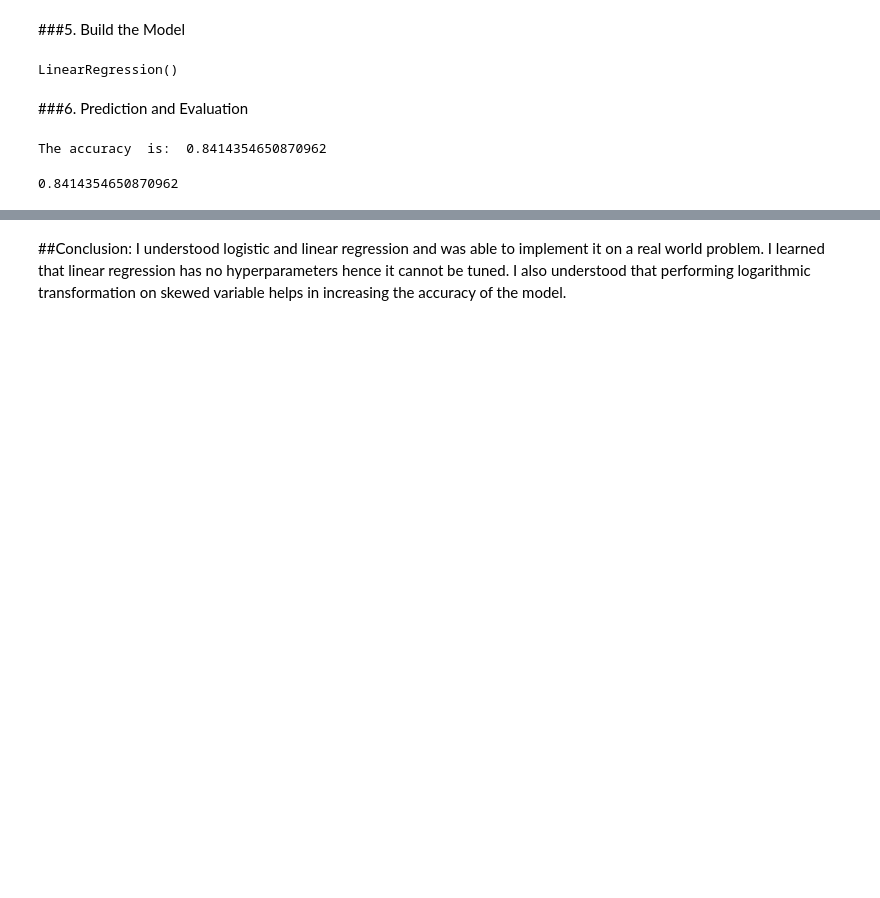
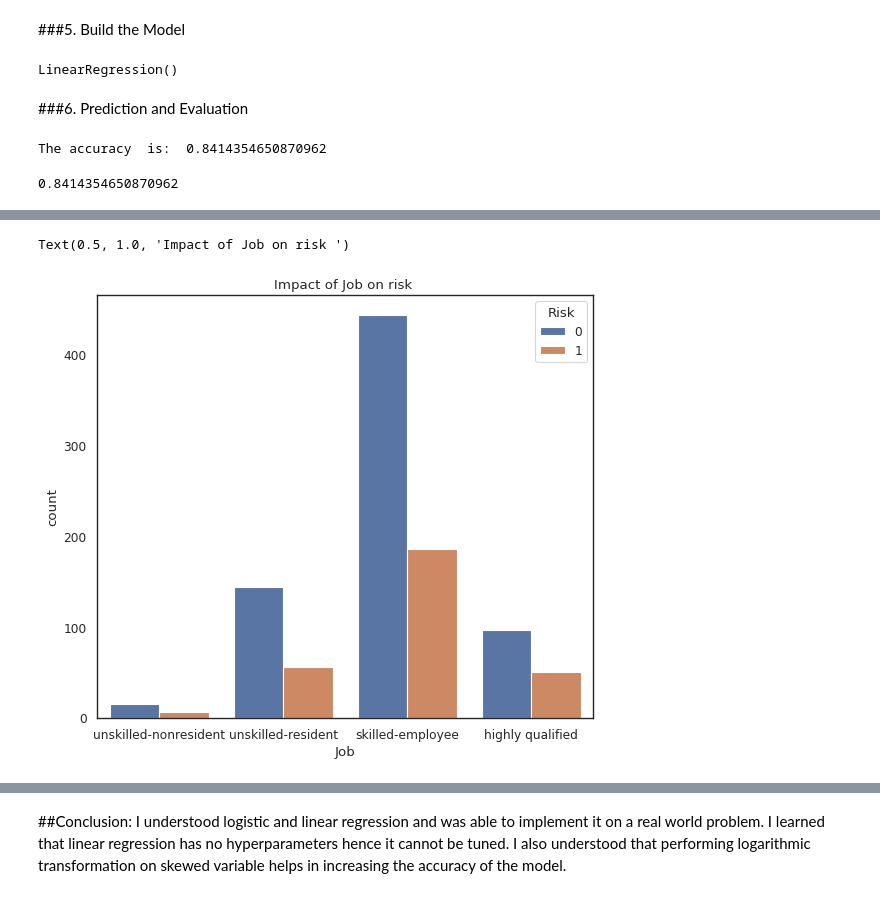
Before and after one commit to Shivangik01/Data-Science-Lab-Course, a Jupyter notebook: DS_Exp1.ipynb, the cells around one changed output, grey strips where cells are left out. Cells and saved outputs as stored; diff of their text form; code cells hidden in the pictures; blank space fills up the shorter version.

```diff
--- a/DS_Exp1.ipynb
+++ b/DS_Exp1.ipynb
@@ -883,0 +997,12 @@ r2_score(y_test, y_pred)
+# %%
+#Job and Risk
+fig = plt.subplots(figsize=(8,7), dpi=80, facecolor='w', edgecolor='k')
+sns.set(style="white")
+graph=sns.countplot(x='Job', hue = 'Risk',data = df)
+graph.set_xticklabels(['unskilled-nonresident', 'unskilled-resident', 'skilled-employee','highly qualified']);
+graph.set_title('Impact of Job on risk ')
+
+#observation: Users who are skilled employees have Low Credit Risk.
+# %% [output]
+Text(0.5, 1.0, 'Impact of Job on risk ')
+[figure, added]
```
Also changed, not shown: parts of 48 cells of this notebook.
